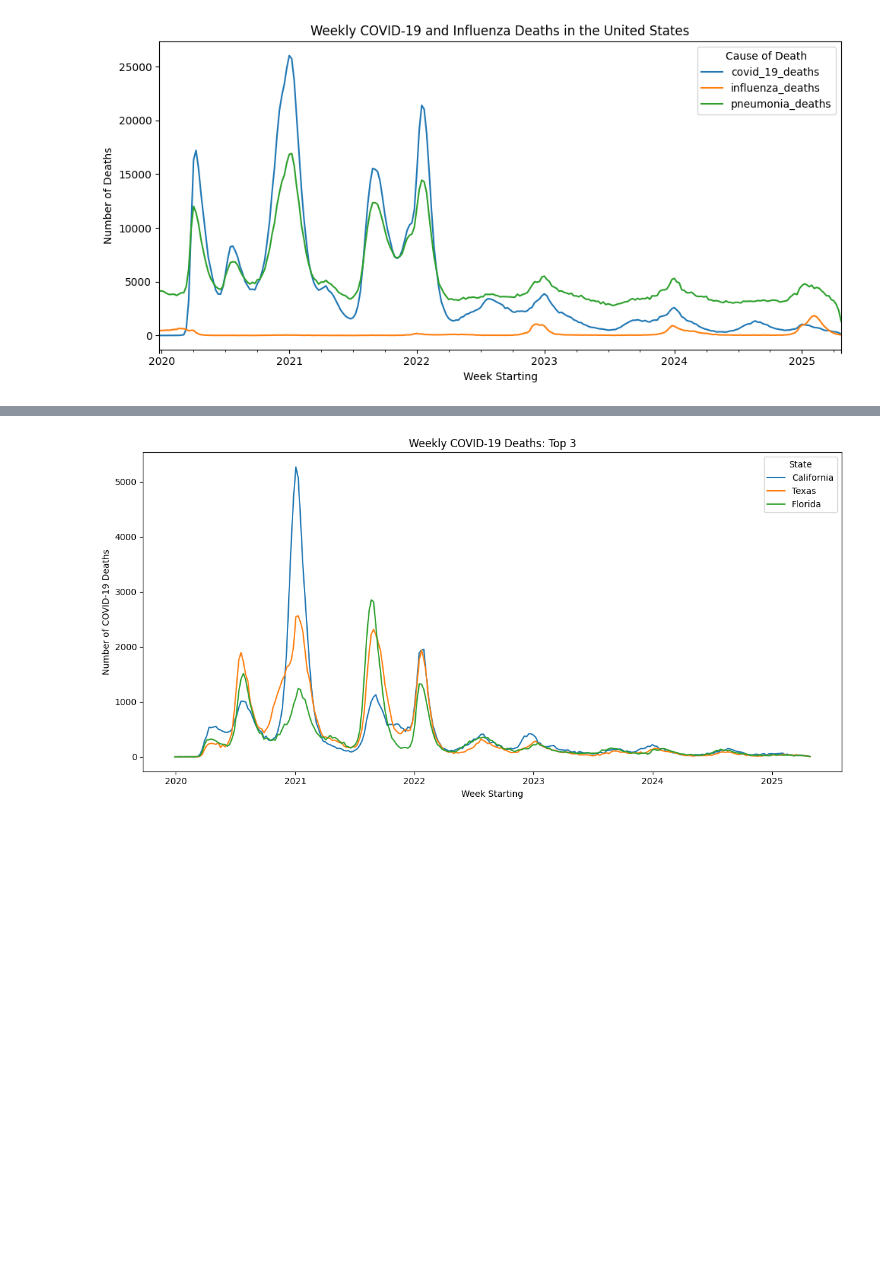
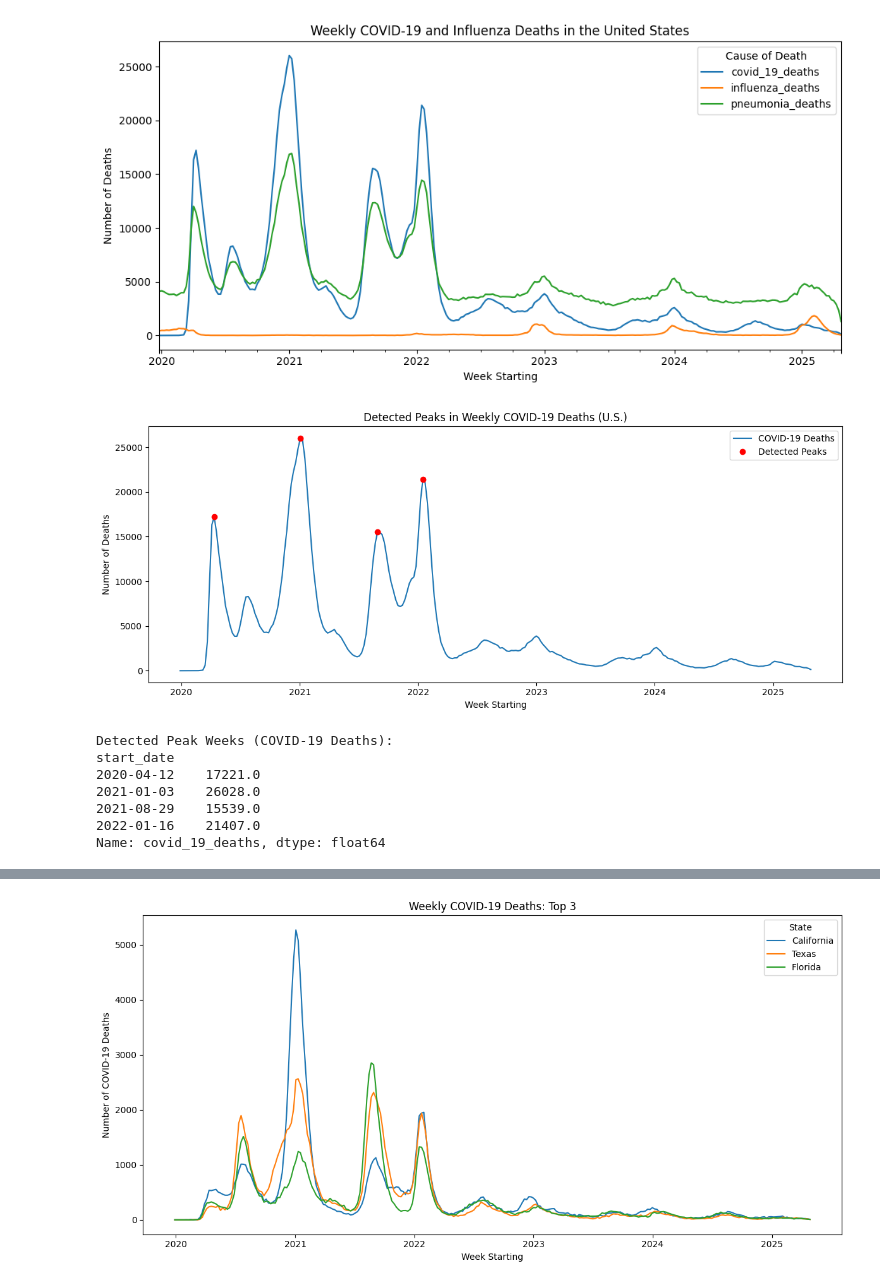
Before and after one commit to kensuke0529/CovTrends, a Jupyter notebook: hospital.ipynb, the cells around one changed output, grey strips where cells are left out. Drawn from its saved outputs; the diff is of its cells as text; code cells hidden in the pictures; blank space fills up the shorter version.

```diff
--- a/hospital.ipynb
+++ b/hospital.ipynb
@@ -116,3 +198,40 @@ plt.tight_layout()
 plt.show()
 # %% [output]
 [figure]
+# %%
+from scipy.signal import find_peaks
+import pandas as pd
+import matplotlib.pyplot as plt
+
+# Use the COVID-19 death data
+series = us_df.set_index('start_date')['covid_19_deaths']
+
+# Find all peaks
+peaks, _ = find_peaks(series, distance=10, prominence=5000)  # tune `distance` and `prominence` as needed
+
+# Get the peak weeks and values
+peak_weeks = series.iloc[peaks]
+
+# Plot for visualization
+plt.figure(figsize=(12, 5))
+plt.plot(series, label='COVID-19 Deaths')
+plt.plot(peak_weeks.index, peak_weeks.values, 'ro', label='Detected Peaks')
+plt.title('Detected Peaks in Weekly COVID-19 Deaths (U.S.)')
+plt.xlabel('Week Starting')
+plt.ylabel('Number of Deaths')
+plt.legend()
+plt.tight_layout()
+plt.show()
+
+# Print peak weeks
+print("Detected Peak Weeks (COVID-19 Deaths):")
+print(peak_weeks.sort_index())
+# %% [output]
+[figure, added]
+Detected Peak Weeks (COVID-19 Deaths):
+start_date
+2020-04-12    17221.0
+2021-01-03    26028.0
+2021-08-29    15539.0
+2022-01-16    21407.0
+Name: covid_19_deaths, dtype: float64
```
Also changed, not shown: parts of 37 cells of this notebook, 11 other files.
